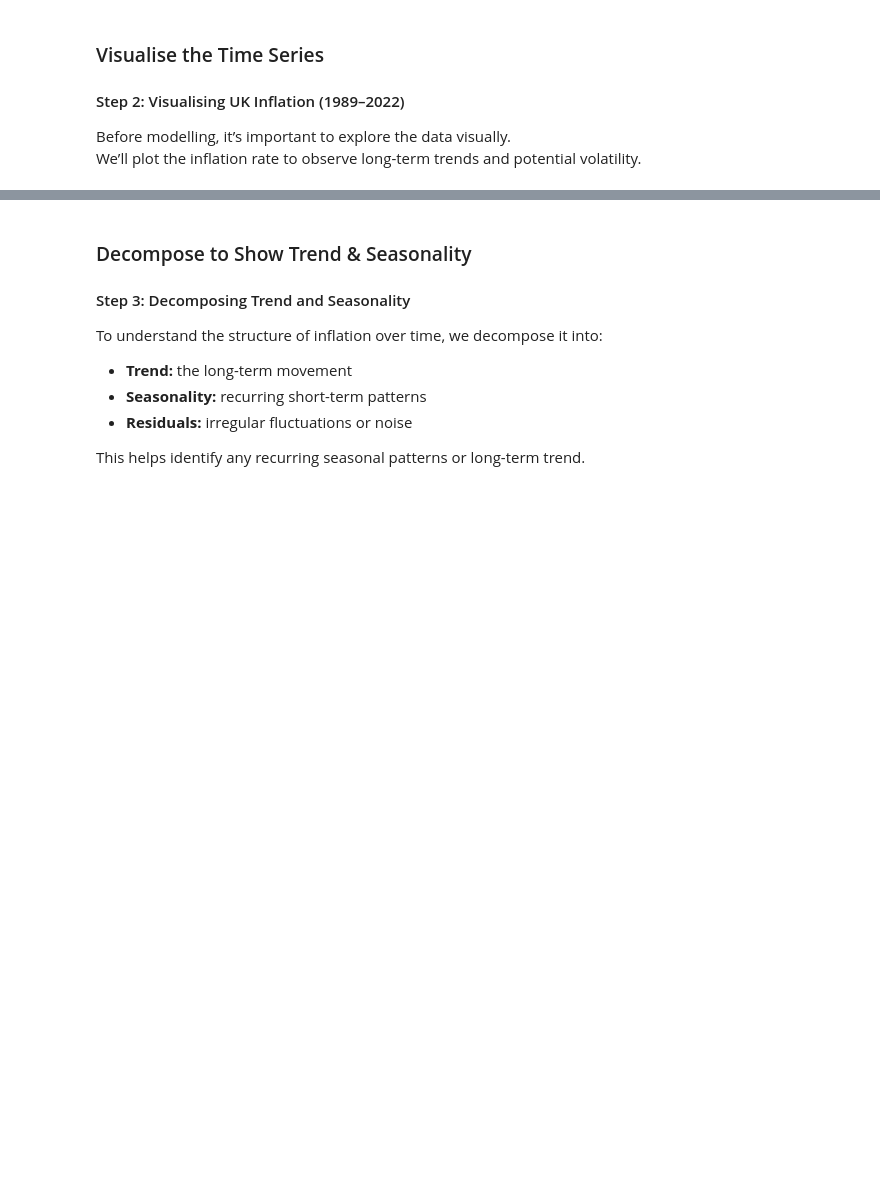
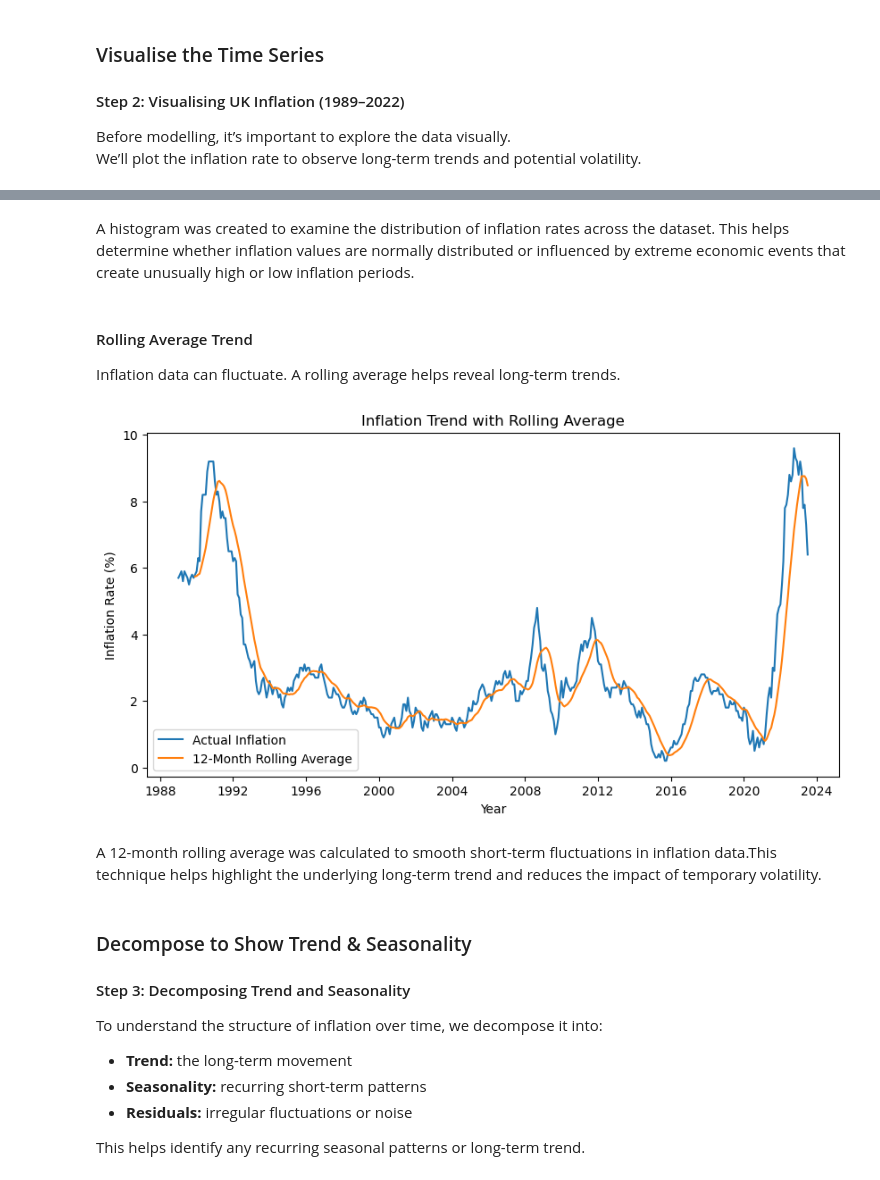
Before and after one commit to Omotobaolanle/uk-inflation-forecasting, a Jupyter notebook: UK Inflation 1989-2022-2.ipynb, the cells around one changed output, grey strips where cells are left out. Cells and saved outputs as stored; diff of their text form; code cells hidden in the pictures; blank space fills up the shorter version.

```diff
--- a/UK Inflation 1989-2022-2.ipynb
+++ b/UK Inflation 1989-2022-2.ipynb
@@ -142,3 +153,25 @@ plt.show()
+# %% [markdown]
+A histogram was created to examine the distribution of inflation rates across the dataset. This helps determine whether inflation values are normally distributed or influenced by extreme economic events that create unusually high or low inflation periods.
+# %% [markdown]
+#### Rolling Average Trend
+Inflation data can fluctuate. A rolling average helps reveal long-term trends.
+# %%
+Inflation_Month['Rolling_Avg'] = Inflation_Month['Inflation'].rolling(window=12).mean()
+
+plt.figure(figsize=(10,5))
+
+plt.plot(Inflation_Month["Date"], Inflation_Month["Inflation"], label='Actual Inflation')
+plt.plot(Inflation_Month["Date"], Inflation_Month["Rolling_Avg"], label='12-Month Rolling Average')
+
+plt.title('Inflation Trend with Rolling Average')
+plt.xlabel('Year')
+plt.ylabel('Inflation Rate (%)')
+plt.legend()
+plt.show()
+# %% [output]
+[figure, added]
+# %% [markdown]
+A 12-month rolling average was calculated to smooth short-term fluctuations in inflation data.This technique helps highlight the underlying long-term trend and reduces the impact of temporary volatility.
 # %% [markdown]
 ### Decompose to Show Trend & Seasonality
 
```
Also changed, not shown: parts of 12 cells of this notebook, 1 other file.
